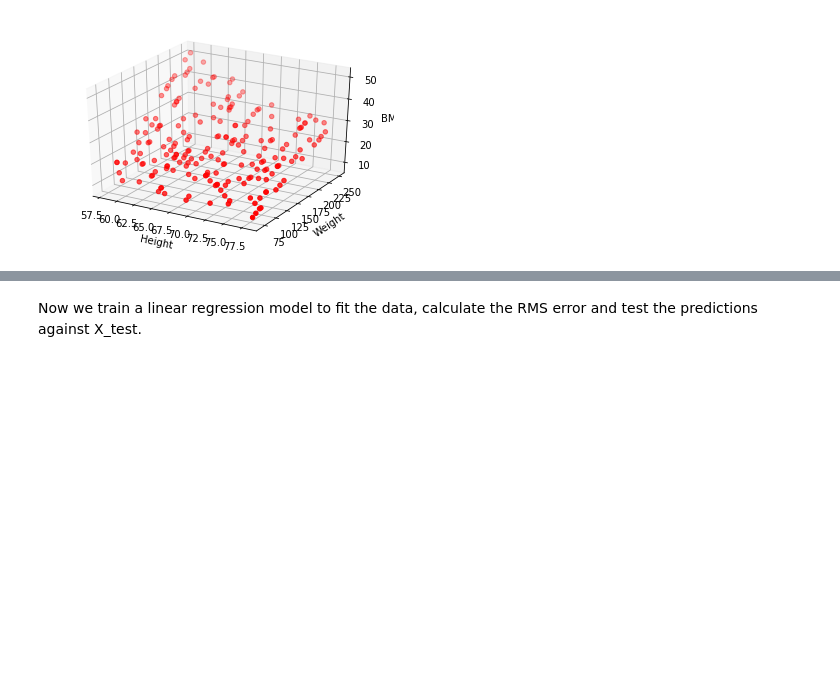
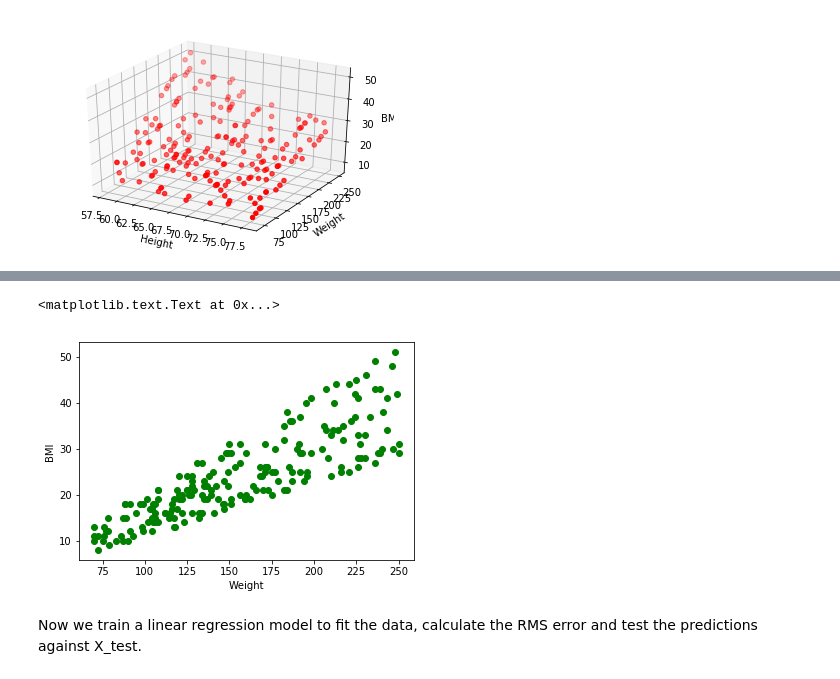
Before and after one commit to nirav99/BMIPrediction, a Jupyter notebook: BMIPrediction.ipynb, the cells around one changed output, grey strips where cells are left out. Cells and saved outputs as stored; diff of their text form; code cells hidden in the pictures; blank space fills up the shorter version.

```diff
--- a/BMIPrediction.ipynb
+++ b/BMIPrediction.ipynb
@@ -78,3 +84,10 @@ ax.set_zlabel('BMI')
+# %%
+plt.scatter(bmi_data["weight"], bmi_data["bmi"], c='g')
+plt.xlabel("Weight")
+plt.ylabel("BMI")
+# %% [output]
+<matplotlib.text.Text at 0x...>
+[figure, added]
 # %%
 # Calculate the mean RMS error in prediction between actual and predicted values
 
```
Also changed, not shown: parts of 2 cells of this notebook, 4 other files.
